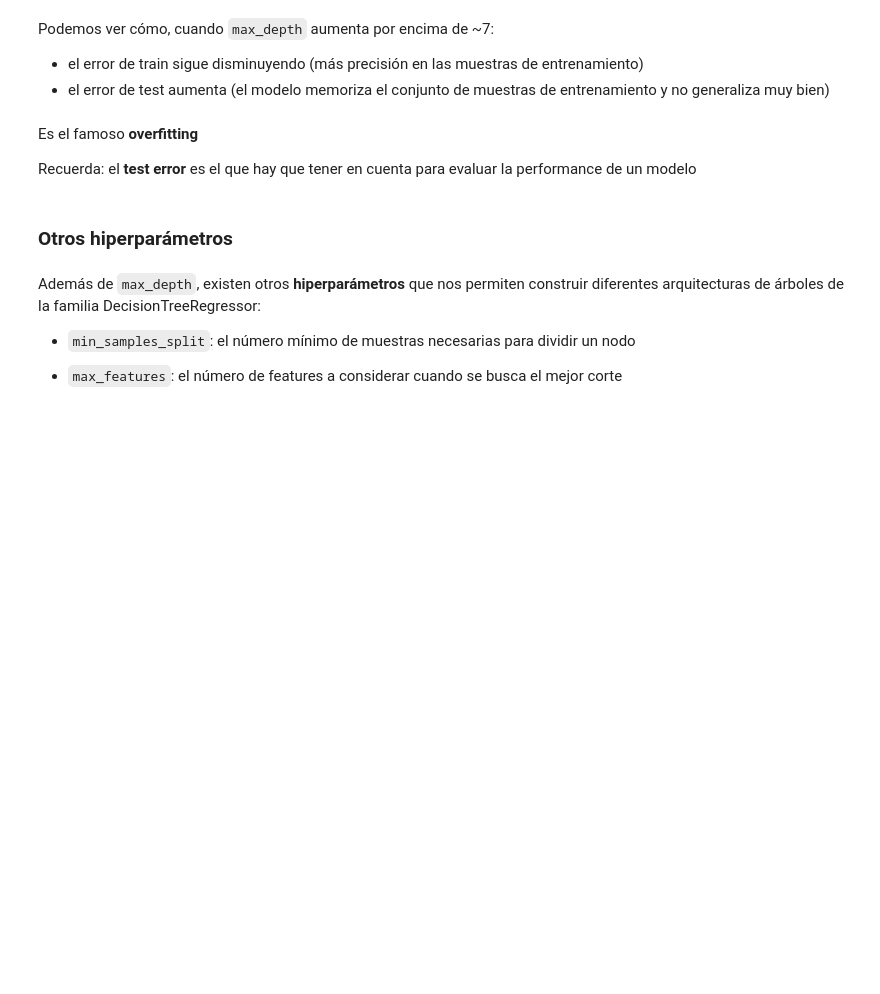
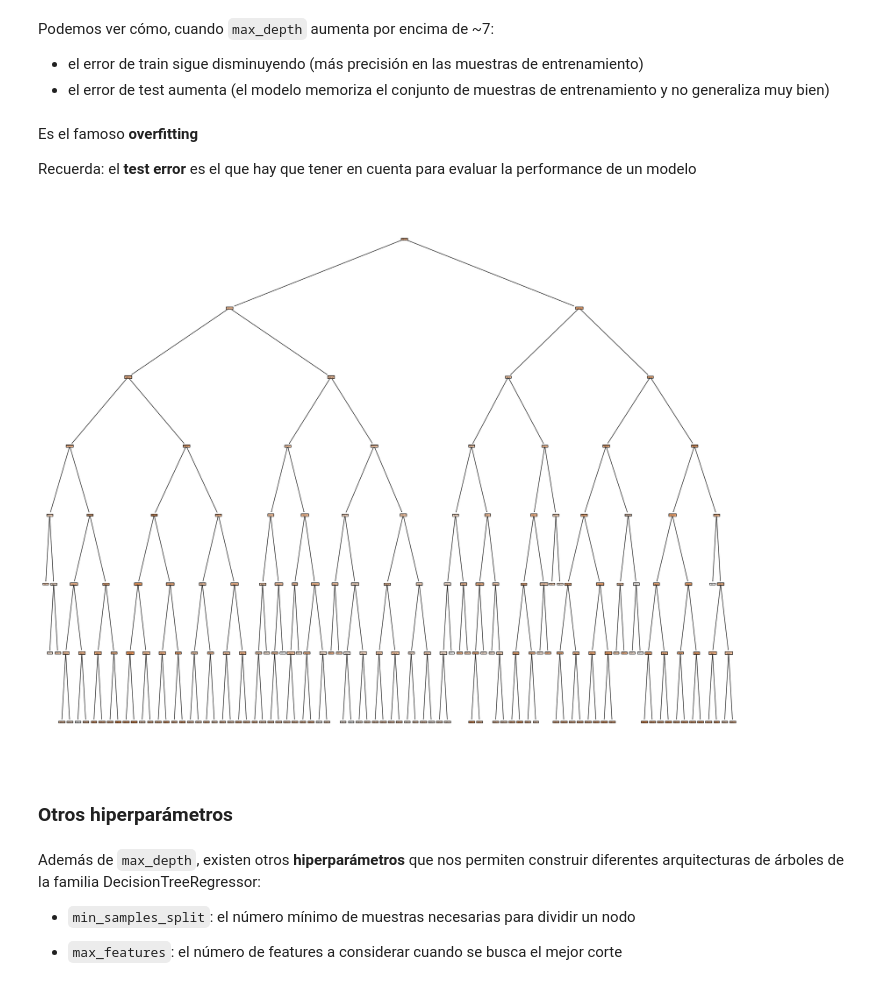
Before and after one commit to poacosta/ml_esesa_2024, a Jupyter notebook: 06.decision-trees.ipynb, the cells around one changed output. Saved outputs shown, nothing was run; the diff lists cells and outputs as text; code cells hidden in the pictures; blank space fills up the shorter version.

Commit message:
decision trees

```diff
--- a/06.decision-trees.ipynb
+++ b/06.decision-trees.ipynb
@@ -331,8 +456,8 @@ for depth in range(1, 21):
     result = {
         "model": model,
         "depth": depth,
-        "train_error": mean_squared_error(y_train, model.predict(X_train)),
-        "test_error": mean_squared_error(y_test, model.predict(X_test))
+        "train_error": root_mean_squared_error(y_train, model.predict(X_train)),
+        "test_error": root_mean_squared_error(y_test, model.predict(X_test))
     }
 
     results.append(result)
@@ -355,5 +501,7 @@ Es el famoso **overfitting**
 Recuerda: el **test error** es el que hay que tener en cuenta para evaluar la performance de un modelo
 # %%
 fig = plt.figure(figsize=(25,20))
-plot_tree(results_df.loc[4].model, feature_names=df.columns[:-1], filled=True);
+plot_tree(results_df.loc[6].model, feature_names=df.columns[:-1], filled=True);
+# %% [output]
+[figure, added]
 # %%
```
Also changed, not shown: parts of 89 cells of this notebook, 2 other files.
